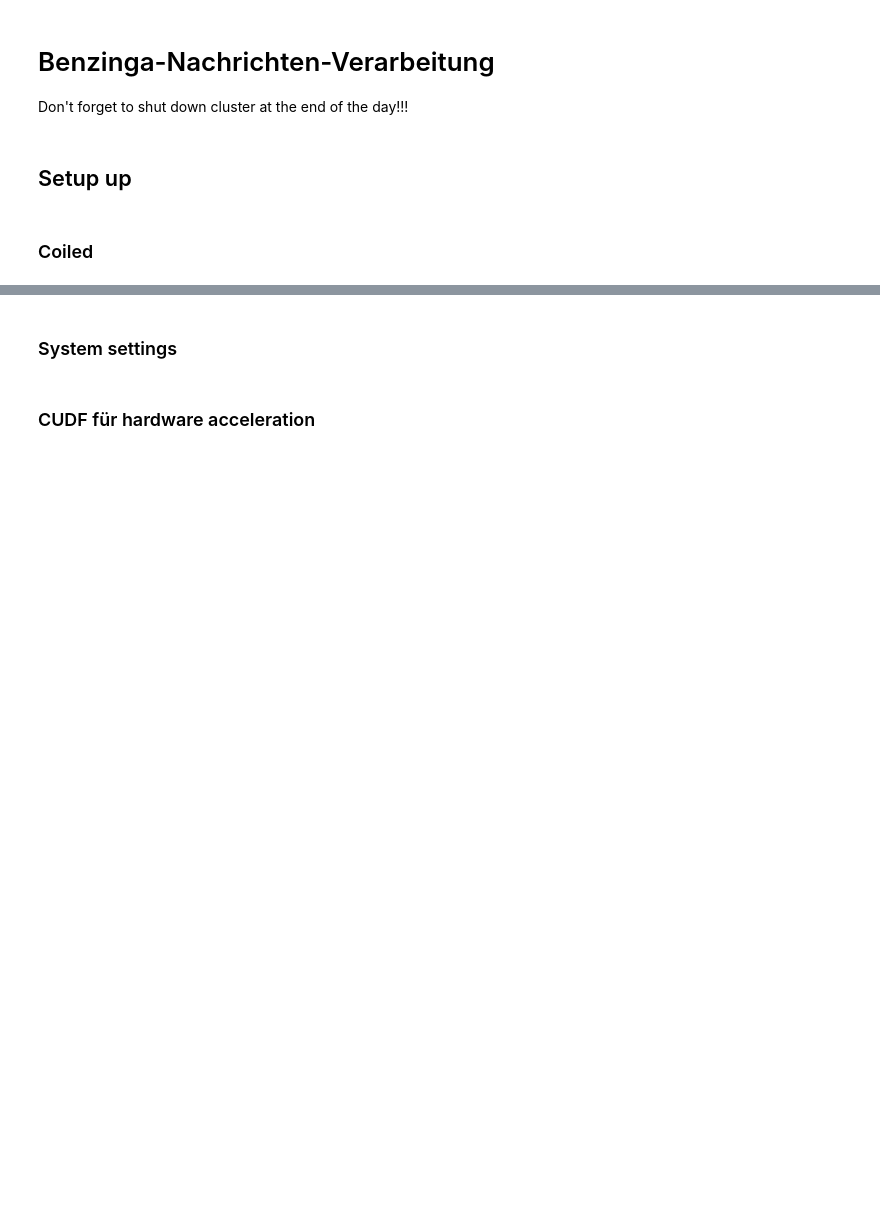
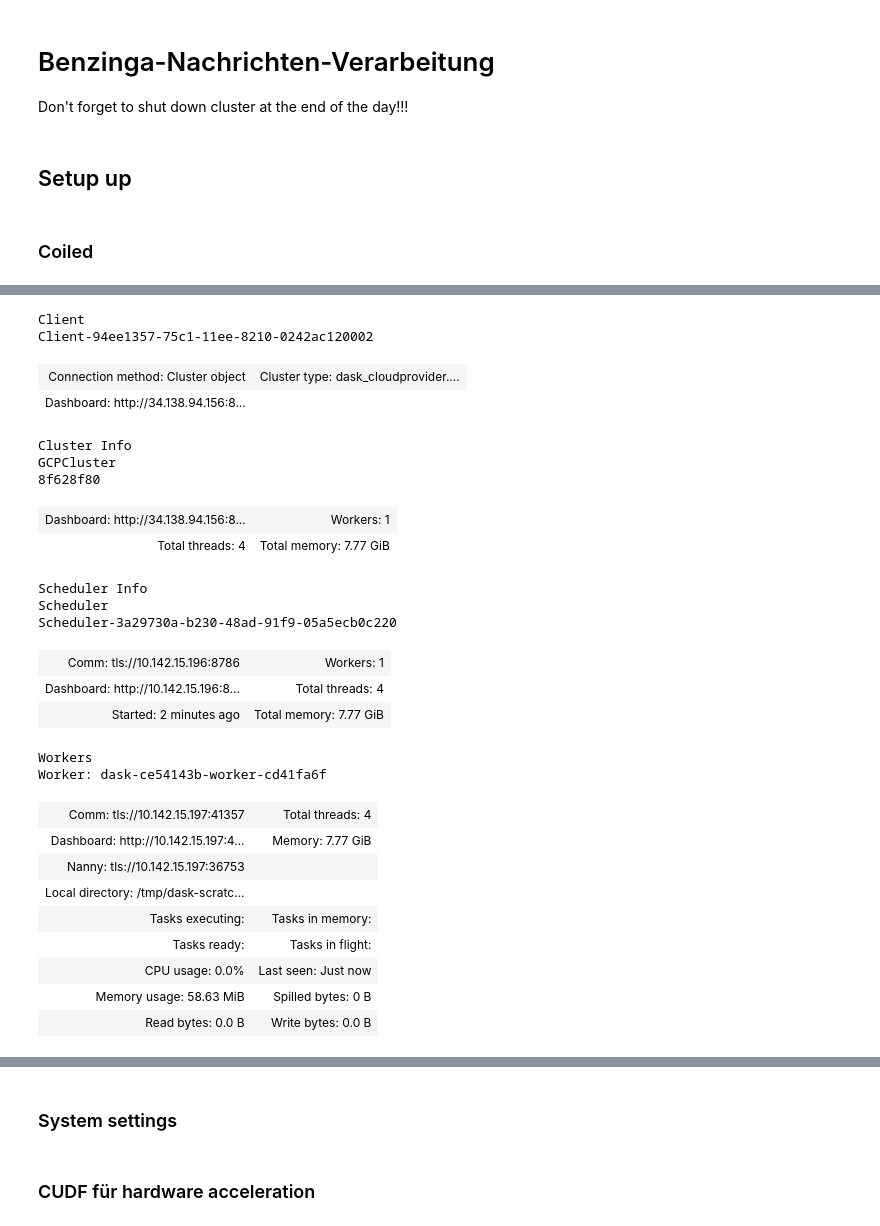
Before and after one commit to adrianbeer/LLM-News-Trading, a Jupyter notebook: src/benzing_news_parser.ipynb, the cells around one changed output, grey strips where cells are left out. Cells and saved outputs as stored; diff of their text form; code cells hidden in the pictures; blank space fills up the shorter version.

```diff
--- a/src/benzing_news_parser.ipynb
+++ b/src/benzing_news_parser.ipynb
@@ -57,0 +32,8 @@ RuntimeError: Not all necessary Java dependencies have been downloaded!
+# %%
+from dask.distributed import Client
+from dask_cloudprovider.gcp import GCPCluster
+cluster = GCPCluster(n_workers=1,
+                     machine_type="c2d-standard-2",
+                     docker_image="hermelinkluntjes/thesis:test")
+# Setup container
+client = Client(cluster)
@@ -57,0 +56,29 @@ RuntimeError: Not all necessary Java dependencies have been downloaded!
+# %%
+client
+# %% [output]
+Client
+Client-94ee1357-75c1-11ee-8210-0242ac120002
+| Connection method: Cluster object | Cluster type: dask_cloudprovider.... |
+| Dashboard: http://34.138.94.156:8... |  |
+Cluster Info
+GCPCluster
+8f628f80
+| Dashboard: http://34.138.94.156:8... | Workers: 1 |
+| Total threads: 4 | Total memory: 7.77 GiB |
+Scheduler Info
+Scheduler
+Scheduler-3a29730a-b230-48ad-91f9-05a5ecb0c220
+| Comm: tls://10.142.15.196:8786 | Workers: 1 |
+| Dashboard: http://10.142.15.196:8... | Total threads: 4 |
+| Started: 2 minutes ago | Total memory: 7.77 GiB |
+Workers
+Worker: dask-ce54143b-worker-cd41fa6f
+| Comm: tls://10.142.15.197:41357 | Total threads: 4 |
+| Dashboard: http://10.142.15.197:4... | Memory: 7.77 GiB |
+| Nanny: tls://10.142.15.197:36753 |  |
+| Local directory: /tmp/dask-scratc... |  |
+| Tasks executing: | Tasks in memory: |
+| Tasks ready: | Tasks in flight: |
+| CPU usage: 0.0% | Last seen: Just now |
+| Memory usage: 58.63 MiB | Spilled bytes: 0 B |
+| Read bytes: 0.0 B | Write bytes: 0.0 B |
```
Also changed, not shown: parts of 46 cells of this notebook, 7 other files.
